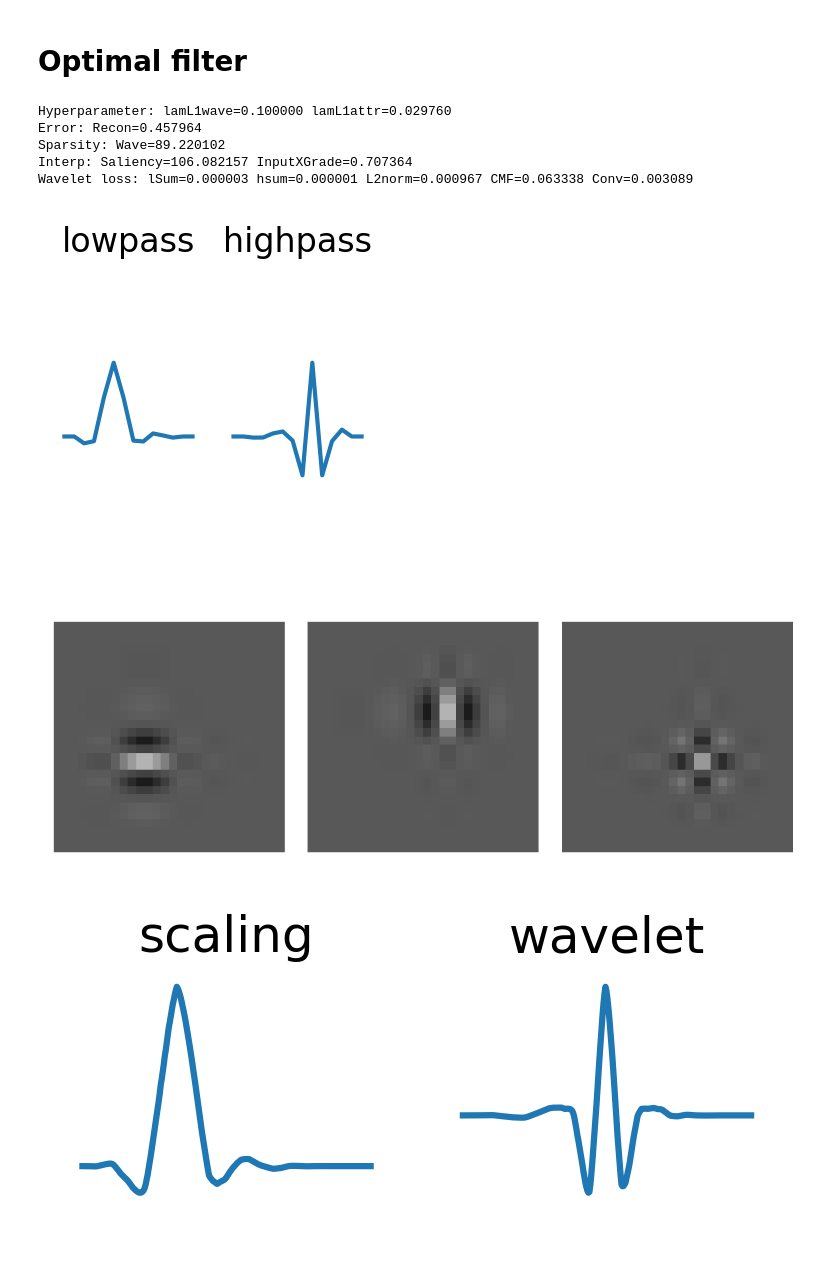
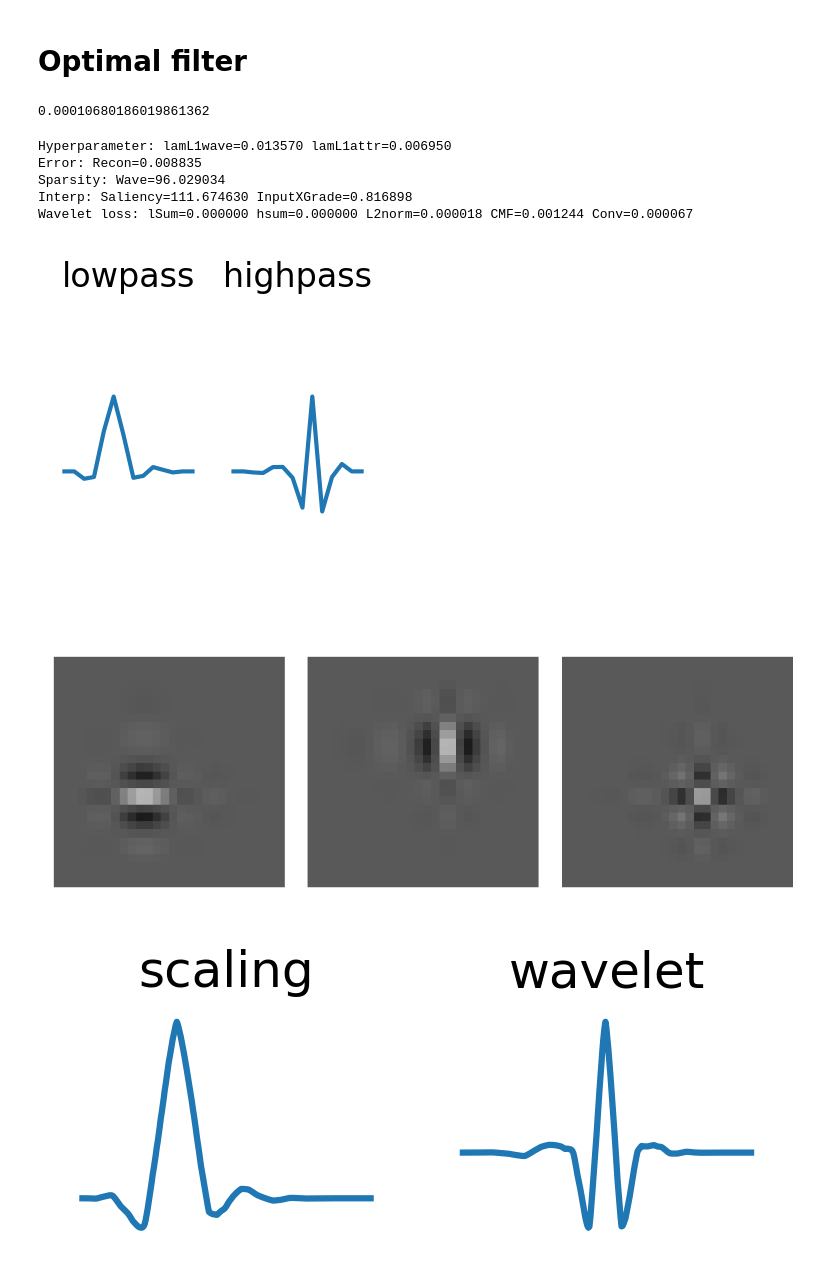
Before and after one commit to Yu-Group/adaptive-wavelets, a Jupyter notebook: notebooks/cosmology/01_evaluate.ipynb, the cells around one changed output. Cells and saved outputs as stored; diff of their text form; code cells hidden in the pictures.

Commit message:
cosmo results

```diff
--- a/notebooks/cosmology/01_evaluate.ipynb
+++ b/notebooks/cosmology/01_evaluate.ipynb
@@ -149,7 +149,7 @@ for wt in [wt_o] + list(dic['wt'].values()):
 # %% [markdown]
 # peak counting methods
 # %%
-bds = np.linspace(0.1,0.4,5)
+bds = np.linspace(0.01,0.04,10)
 scores = np.zeros((len(bds), len(kern_list)))
 
 for i,b in tqdm(enumerate(bds), total=len(bds)):
@@ -160,5 +160,5 @@ for i,b in tqdm(enumerate(bds), total=len(bds)):
         pcw.fit(train_loader)
         y_preds, y_params = pcw.predict(test_loader)
         scores[i,j] = rmse(y_params, y_preds)
-        pkl.dump(scores, open('scores.pkl', 'wb'))
+        pkl.dump(scores, open('results/scores.pkl', 'wb'))
 print(np.min(scores))
@@ -173,32 +167,50 @@ print(idx1, idx2)
 # %% [markdown]
 # Optimal filter
+# %%
+# optimal wavelet using cross-validation
+row, col = np.unravel_index(np.argmin(scores, axis=None), scores.shape)
+bd_opt = bds[row]
+idx1, idx2 = list(dic['wt'].keys())[col-1]
+wt = dic['wt'][(idx1, idx2)]
+# %%
+filt = get_2dfilts(wt)
+h = filt[0][0]
+g = filt[0][1]
+kernels = extract_patches(h, g)
+pcw = PeakCount(peak_counting_method='custom',
+                bins=np.linspace(0,bd_opt,23),
+                kernels=kernels)
+pcw.fit(train_loader)
+y_preds, y_params = pcw.predict(val_loader)
+print(rmse(y_params, y_preds))
+# %% [output]
+0.00010680186019861362
 # %%
-wt = mos[dic['index'][(idx1, idx2)]]
 filt = get_2dfilts(wt)
 phi, psi, x = get_wavefun(wt)
 
 # print
 print('Hyperparameter: lamL1wave={:.6f} lamL1attr={:.6f}'.format(res['lamL1wave'][dic['index'][(idx1, idx2)]], res['lamL1attr'][dic['index'][(idx1, idx2)]]))
 print('Error: Recon={:.6f}'.format(res['rec_loss'][dic['index'][(idx1, idx2)]]))
 print('Sparsity: Wave={:.6f}'.format(res['L1wave_loss'][dic['index'][(idx1, idx2)]]))
 print('Interp: Saliency={:.6f} InputXGrade={:.6f}'.format(res['L1saliency_loss'][dic['index'][(idx1, idx2)]], res['L1inputxgrad_loss'][dic['index'][(idx1, idx2)]]))
 print('Wavelet loss: lSum={:.6f} hsum={:.6f} L2norm={:.6f} CMF={:.6f} Conv={:.6f}'.format(res['lsum_loss'][dic['index'][(idx1, idx2)]],
                                                                                           res['hsum_loss'][dic['index'][(idx1, idx2)]],
                                                                                           res['L2norm_loss'][dic['index'][(idx1, idx2)]],
                                                                                           res['CMF_loss'][dic['index'][(idx1, idx2)]],
                                                                                           res['conv_loss'][dic['index'][(idx1, idx2)]]))
 
 
 # plot filters
 plot_1dfilts(filt[0], is_title=True, figsize=(2,2))
 plot_2dfilts(filt[1], figsize=(5,5))
 plot_wavefun(get_wavefun(wt), is_title=True, figsize=(3,1))
 # %% [output]
-Hyperparameter: lamL1wave=0.100000 lamL1attr=0.029760
-Error: Recon=0.457964
-Sparsity: Wave=89.220102
-Interp: Saliency=106.082157 InputXGrade=0.707364
-Wavelet loss: lSum=0.000003 hsum=0.000001 L2norm=0.000967 CMF=0.063338 Conv=0.003089
+Hyperparameter: lamL1wave=0.013570 lamL1attr=0.006950
+Error: Recon=0.008835
+Sparsity: Wave=96.029034
+Interp: Saliency=111.674630 InputXGrade=0.816898
+Wavelet loss: lSum=0.000000 hsum=0.000000 L2norm=0.000018 CMF=0.001244 Conv=0.000067
 [figure]
 [figure]
-[figure, old version]
+[figure, new version]
```
Also changed, not shown: parts of 5 cells of this notebook, 3 other files.
